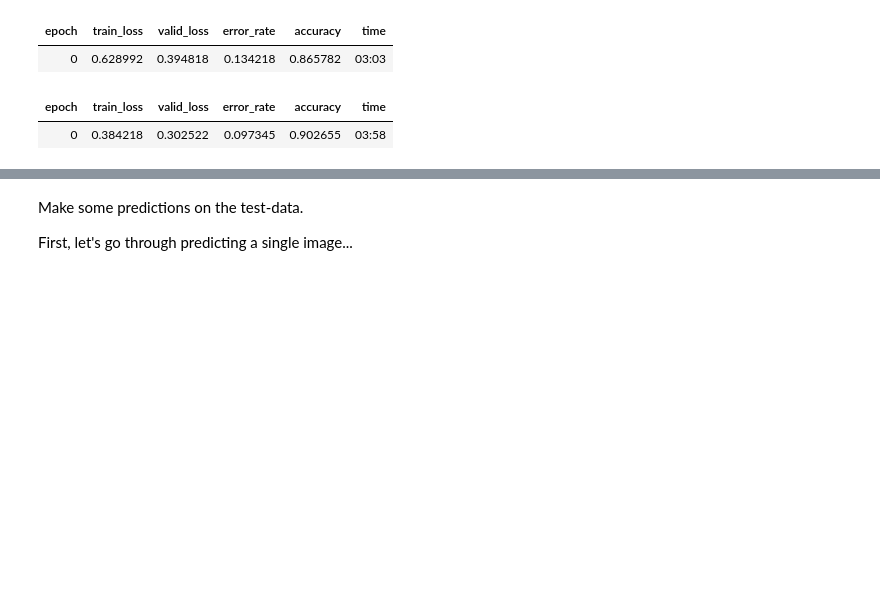
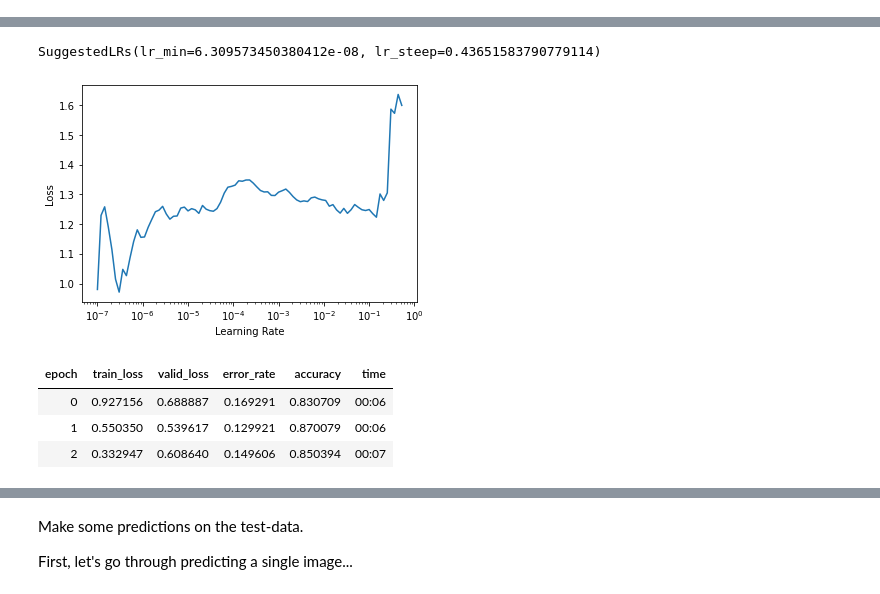
Before and after one commit to Torvaney/image-xg, a Jupyter notebook: notebooks/prototyping-model-fit.ipynb, the cells around one changed output, grey strips where cells are left out. Drawn from its saved outputs; the diff is of its cells as text; code cells hidden in the pictures; blank space fills up the shorter version.

Commit message:
Fine tune model

```diff
--- a/notebooks/prototyping-model-fit.ipynb
+++ b/notebooks/prototyping-model-fit.ipynb
@@ -19,8 +21,5 @@ dls.show_batch(nrows=1, ncols=4)
 # %%
 learn = cnn_learner(dls, resnet34, metrics=[error_rate, accuracy])
-learn.fine_tune(1)
-# %% [output]
-| epoch | train_loss | valid_loss | error_rate | accuracy | time |
-| 0 | 0.628992 | 0.394818 | 0.134218 | 0.865782 | 03:03 |
-| epoch | train_loss | valid_loss | error_rate | accuracy | time |
-| 0 | 0.384218 | 0.302522 | 0.097345 | 0.902655 | 03:58 |
+# %%
+learn.lr_find()
+# %% [output]
@@ -26,0 +27,9 @@ learn.fine_tune(1)
+SuggestedLRs(lr_min=6.309573450380412e-08, lr_steep=0.43651583790779114)
+[figure, added]
+# %%
+learn.fit_one_cycle(3, slice(1e-7, 1e-2))
+# %% [output]
+| epoch | train_loss | valid_loss | error_rate | accuracy | time |
+| 0 | 0.927156 | 0.688887 | 0.169291 | 0.830709 | 00:06 |
+| 1 | 0.550350 | 0.539617 | 0.129921 | 0.870079 | 00:06 |
+| 2 | 0.332947 | 0.608640 | 0.149606 | 0.850394 | 00:07 |
```
Also changed, not shown: parts of 18 cells of this notebook.
